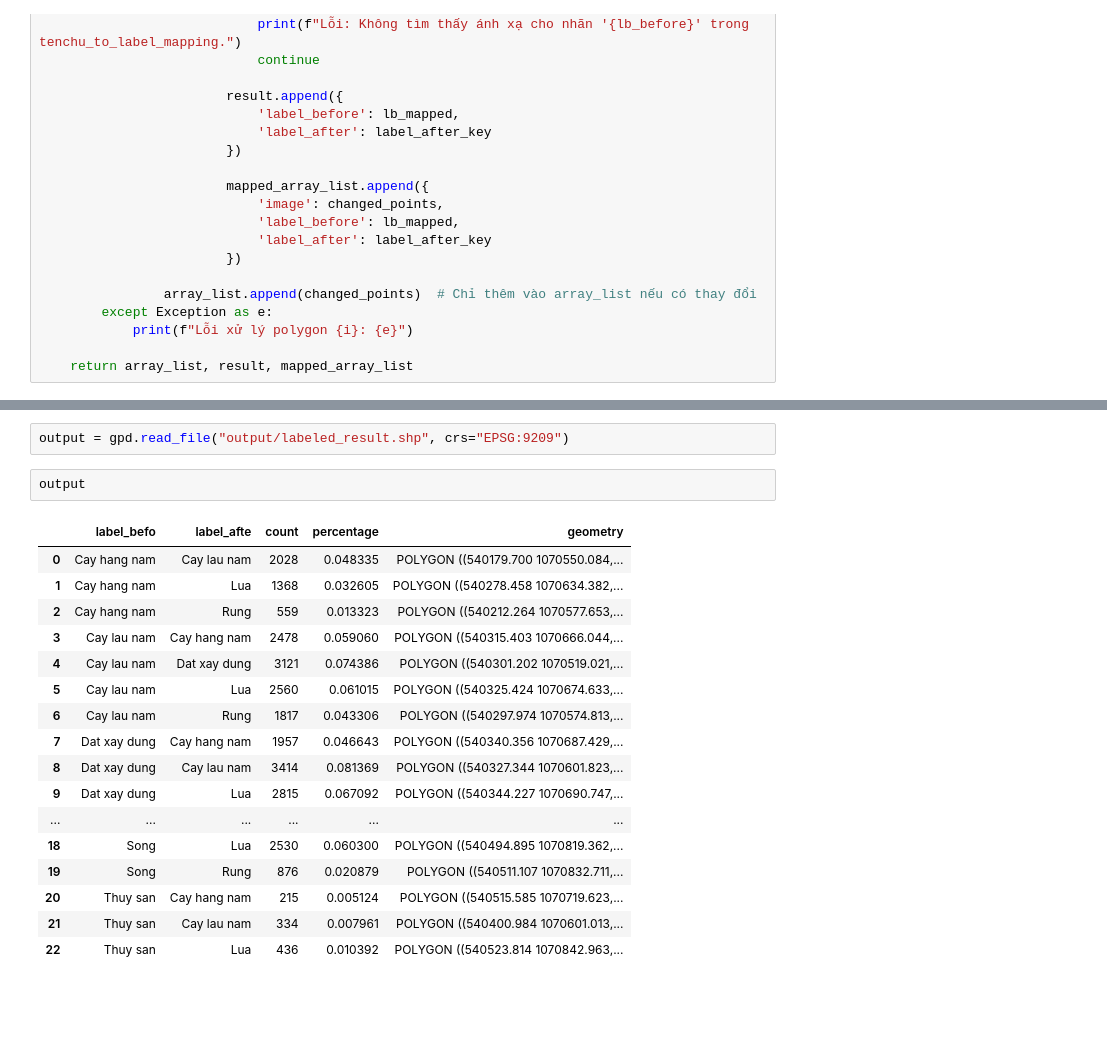
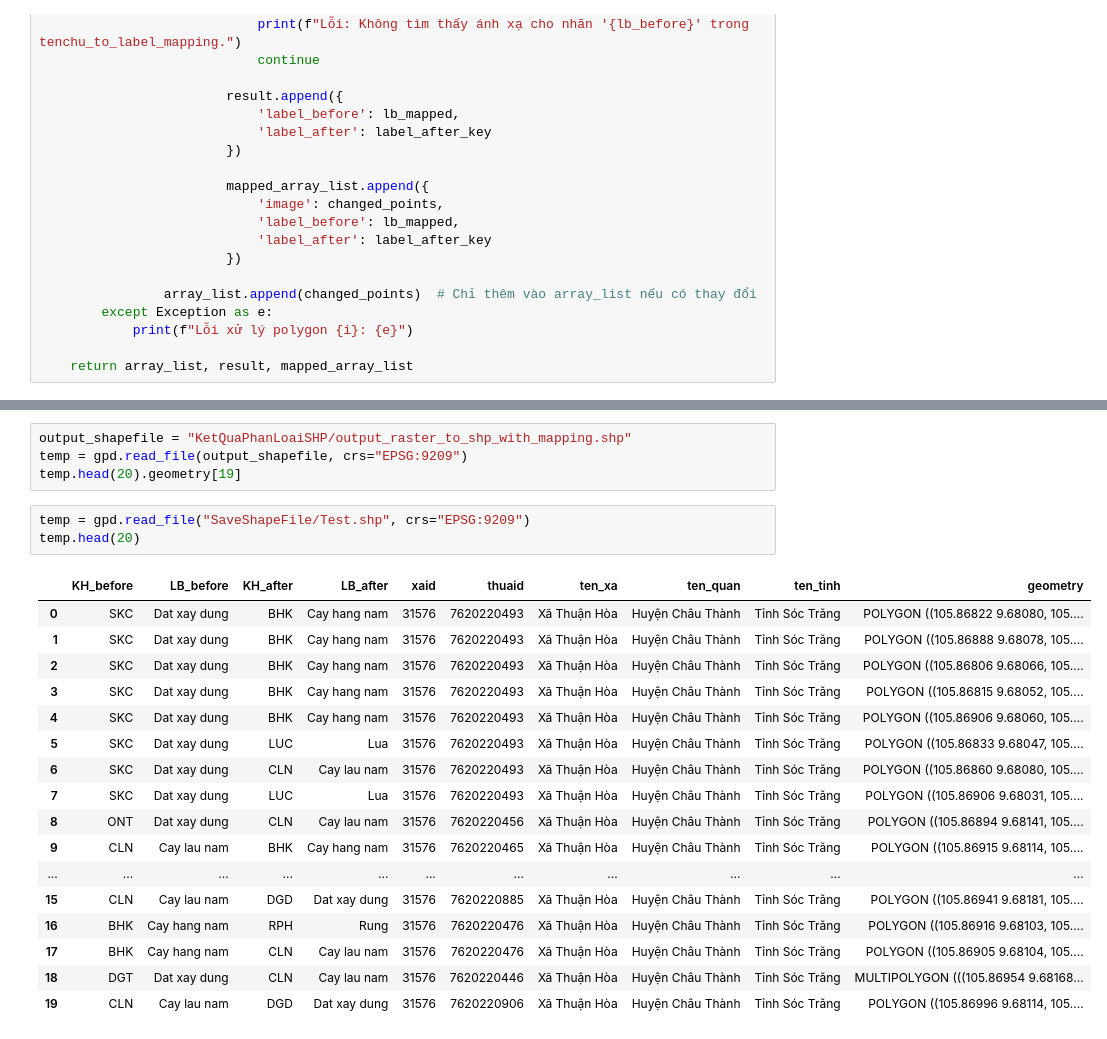
Before and after one commit to CTU-CSIRO/CSIROBoeingPhase5-Vietnam, a Jupyter notebook: Test.ipynb, the cells around one changed output, grey strips where cells are left out. Drawn from its saved outputs; the diff is of its cells as text; blank space fills up the shorter version.

```diff
--- a/Test.ipynb
+++ b/Test.ipynb
@@ -306,22 +336,25 @@ Shapefile đã được lưu tại: output/labeled_result.shp
+# %%
+output_shapefile = "KetQuaPhanLoaiSHP/output_raster_to_shp_with_mapping.shp"
+temp = gpd.read_file(output_shapefile, crs="EPSG:9209")
+temp.head(20).geometry[19]
 # %%
-output = gpd.read_file("output/labeled_result.shp", crs="EPSG:9209")
+temp = gpd.read_file("SaveShapeFile/Test.shp", crs="EPSG:9209")
+temp.head(20)
+# %% [output]
+|  | KH_before | LB_before | KH_after | LB_after | xaid | thuaid | ten_xa | ten_quan | ten_tinh | geometry |
+| 0 | SKC | Dat xay dung | BHK | Cay hang nam | 31576 | 7620220493 | Xã Thuận Hòa | Huyện Châu Thành | Tỉnh Sóc Trăng | POLYGON ((105.86822 9.68080, 105.... |
+| 1 | SKC | Dat xay dung | BHK | Cay hang nam | 31576 | 7620220493 | Xã Thuận Hòa | Huyện Châu Thành | Tỉnh Sóc Trăng | POLYGON ((105.86888 9.68078, 105.... |
+| 2 | SKC | Dat xay dung | BHK | Cay hang nam | 31576 | 7620220493 | Xã Thuận Hòa | Huyện Châu Thành | Tỉnh Sóc Trăng | POLYGON ((105.86806 9.68066, 105.... |
+| 3 | SKC | Dat xay dung | BHK | Cay hang nam | 31576 | 7620220493 | Xã Thuận Hòa | Huyện Châu Thành | Tỉnh Sóc Trăng | POLYGON ((105.86815 9.68052, 105.... |
+| 4 | SKC | Dat xay dung | BHK | Cay hang nam | 31576 | 7620220493 | Xã Thuận Hòa | Huyện Châu Thành | Tỉnh Sóc Trăng | POLYGON ((105.86906 9.68060, 105.... |
+| 5 | SKC | Dat xay dung | LUC | Lua | 31576 | 7620220493 | Xã Thuận Hòa | Huyện Châu Thành | Tỉnh Sóc Trăng | POLYGON ((105.86833 9.68047, 105.... |
+| 6 | SKC | Dat xay dung | CLN | Cay lau nam | 31576 | 7620220493 | Xã Thuận Hòa | Huyện Châu Thành | Tỉnh Sóc Trăng | POLYGON ((105.86860 9.68080, 105.... |
+| 7 | SKC | Dat xay dung | LUC | Lua | 31576 | 7620220493 | Xã Thuận Hòa | Huyện Châu Thành | Tỉnh Sóc Trăng | POLYGON ((105.86906 9.68031, 105.... |
+| 8 | ONT | Dat xay dung | CLN | Cay lau nam | 31576 | 7620220456 | Xã Thuận Hòa | Huyện Châu Thành | Tỉnh Sóc Trăng | POLYGON ((105.86894 9.68141, 105.... |
+| 9 | CLN | Cay lau nam | BHK | Cay hang nam | 31576 | 7620220465 | Xã Thuận Hòa | Huyện Châu Thành | Tỉnh Sóc Trăng | POLYGON ((105.86915 9.68114, 105.... |
+| ... | ... | ... | ... | ... | ... | ... | ... | ... | ... | ... |
+| 15 | CLN | Cay lau nam | DGD | Dat xay dung | 31576 | 7620220885 | Xã Thuận Hòa | Huyện Châu Thành | Tỉnh Sóc Trăng | POLYGON ((105.86941 9.68181, 105.... |
+| 16 | BHK | Cay hang nam | RPH | Rung | 31576 | 7620220476 | Xã Thuận Hòa | Huyện Châu Thành | Tỉnh Sóc Trăng | POLYGON ((105.86916 9.68103, 105.... |
+| 17 | BHK | Cay hang nam | CLN | Cay lau nam | 31576 | 7620220476 | Xã Thuận Hòa | Huyện Châu Thành | Tỉnh Sóc Trăng | POLYGON ((105.86905 9.68104, 105.... |
+| 18 | DGT | Dat xay dung | CLN | Cay lau nam | 31576 | 7620220446 | Xã Thuận Hòa | Huyện Châu Thành | Tỉnh Sóc Trăng | MULTIPOLYGON (((105.86954 9.68168... |
+| 19 | CLN | Cay lau nam | DGD | Dat xay dung | 31576 | 7620220906 | Xã Thuận Hòa | Huyện Châu Thành | Tỉnh Sóc Trăng | POLYGON ((105.86996 9.68114, 105.... |
-# %%
-output
-# %% [output]
-|  | label_befo | label_afte | count | percentage | geometry |
-| 0 | Cay hang nam | Cay lau nam | 2028 | 0.048335 | POLYGON ((540179.700 1070550.084,... |
-| 1 | Cay hang nam | Lua | 1368 | 0.032605 | POLYGON ((540278.458 1070634.382,... |
-| 2 | Cay hang nam | Rung | 559 | 0.013323 | POLYGON ((540212.264 1070577.653,... |
-| 3 | Cay lau nam | Cay hang nam | 2478 | 0.059060 | POLYGON ((540315.403 1070666.044,... |
-| 4 | Cay lau nam | Dat xay dung | 3121 | 0.074386 | POLYGON ((540301.202 1070519.021,... |
-| 5 | Cay lau nam | Lua | 2560 | 0.061015 | POLYGON ((540325.424 1070674.633,... |
-| 6 | Cay lau nam | Rung | 1817 | 0.043306 | POLYGON ((540297.974 1070574.813,... |
-| 7 | Dat xay dung | Cay hang nam | 1957 | 0.046643 | POLYGON ((540340.356 1070687.429,... |
-| 8 | Dat xay dung | Cay lau nam | 3414 | 0.081369 | POLYGON ((540327.344 1070601.823,... |
-| 9 | Dat xay dung | Lua | 2815 | 0.067092 | POLYGON ((540344.227 1070690.747,... |
-| ... | ... | ... | ... | ... | ... |
-| 18 | Song | Lua | 2530 | 0.060300 | POLYGON ((540494.895 1070819.362,... |
-| 19 | Song | Rung | 876 | 0.020879 | POLYGON ((540511.107 1070832.711,... |
-| 20 | Thuy san | Cay hang nam | 215 | 0.005124 | POLYGON ((540515.585 1070719.623,... |
-| 21 | Thuy san | Cay lau nam | 334 | 0.007961 | POLYGON ((540400.984 1070601.013,... |
-| 22 | Thuy san | Lua | 436 | 0.010392 | POLYGON ((540523.814 1070842.963,... |
```
Also changed, not shown: parts of 31 cells of this notebook, 30 other files.
